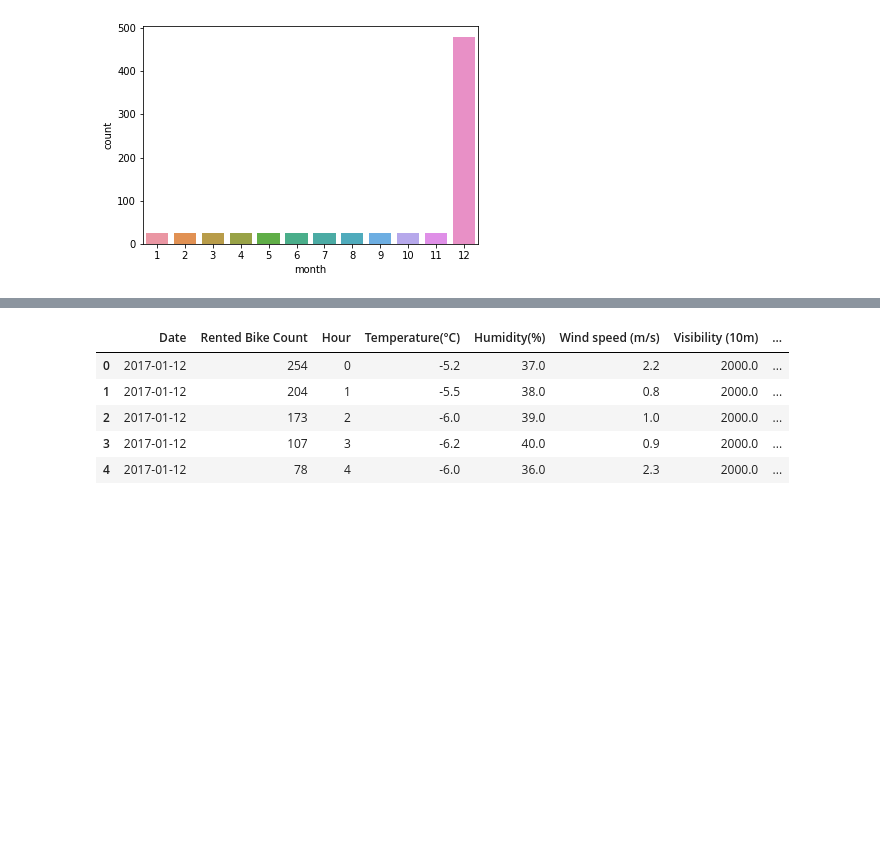
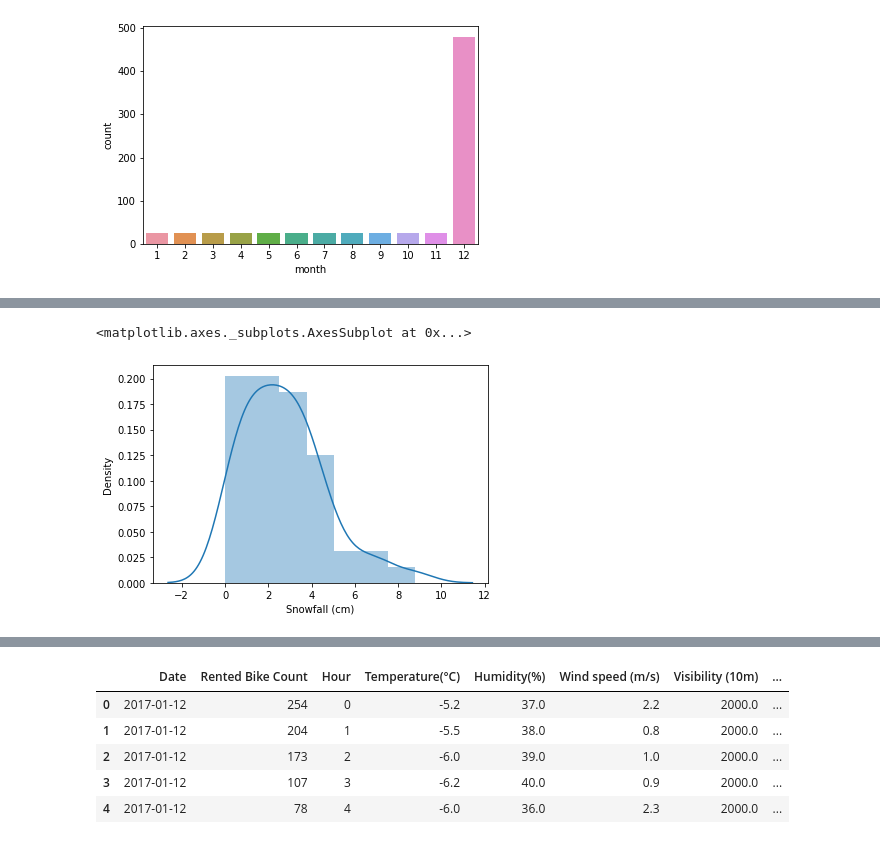
Before and after one commit to arifuddinatif/Bike-Sharing-Demand-Prediction, a Jupyter notebook: Copy_of_Bike_Sharing_Demand_Prediction_Capstone_Project.ipynb, the cells around one changed output, grey strips where cells are left out. Drawn from its saved outputs; the diff is of its cells as text; code cells hidden in the pictures; blank space fills up the shorter version.

```diff
--- a/Copy_of_Bike_Sharing_Demand_Prediction_Capstone_Project.ipynb
+++ b/Copy_of_Bike_Sharing_Demand_Prediction_Capstone_Project.ipynb
@@ -199,0 +220,4 @@ TypeError: ignored
+# %%
+df_snow = pd.DataFrame(df.groupby('Snowfall (cm)')['Rented Bike Count'].sum())
+# %%
+df_snow.reset_index(inplace=True)
@@ -199,0 +226,5 @@ TypeError: ignored
+# %%
+sns.distplot(df_snow['Snowfall (cm)'])
+# %% [output]
+<matplotlib.axes._subplots.AxesSubplot at 0x...>
+[figure, added]
```
Also changed, not shown: parts of 20 cells of this notebook.
